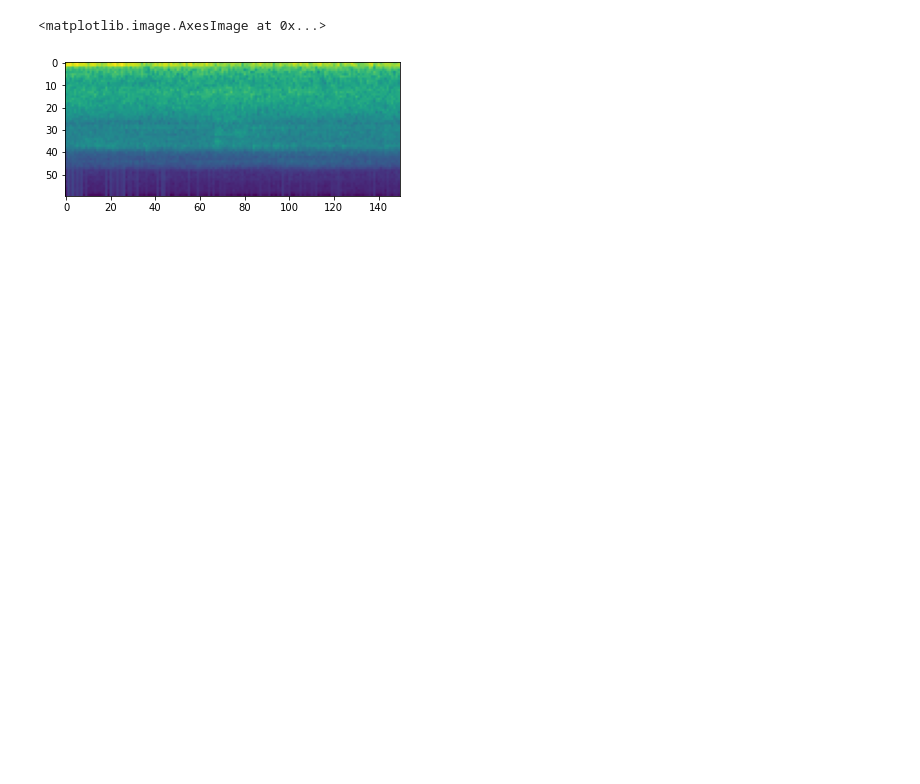
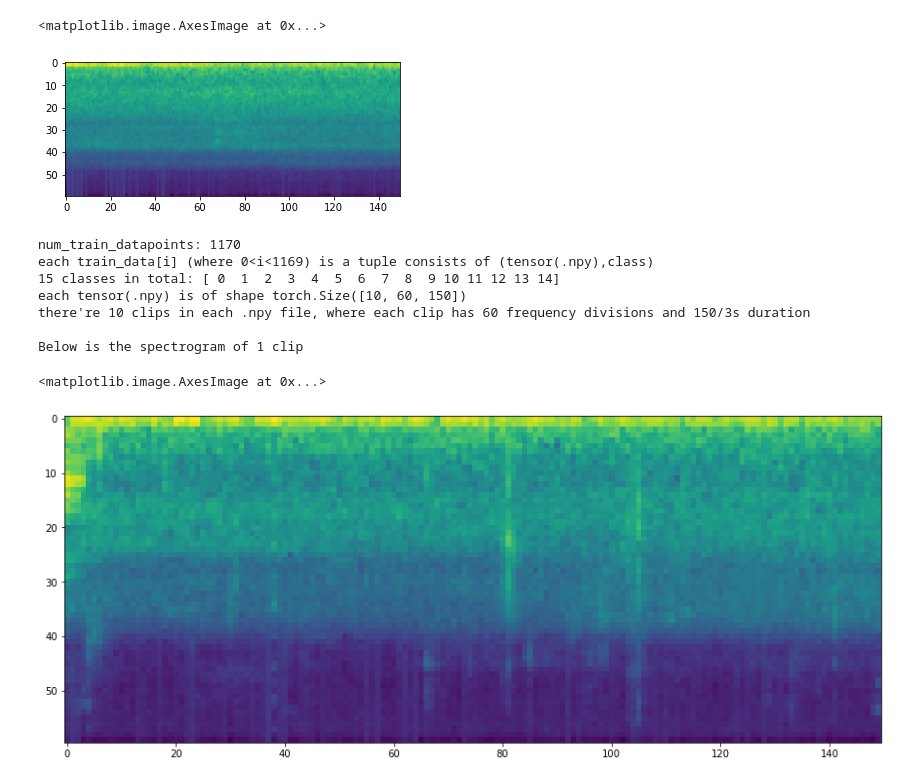
Before and after one commit to luke-who/adl-cw, a Jupyter notebook: data/VisualiseSpec.ipynb, the cells around one changed output. Saved outputs shown, nothing was run; the diff lists cells and outputs as text; code cells hidden in the pictures; blank space fills up the shorter version.

Commit message:
add detailed explanation for dataset & clip visualisation

```diff
--- a/data/VisualiseSpec.ipynb
+++ b/data/VisualiseSpec.ipynb
@@ -20,3 +33,29 @@ plt.imshow(spec.numpy())
 # %% [output]
 <matplotlib.image.AxesImage at 0x...>
 [figure]
+# %%
+training_data = dataset.DCASE("ADL_DCASE_DATA/development",3)
+
+print("num_train_datapoints:",len(training_data))
+print("each train_data[i] (where 0<i<1169) is a tuple consists of (tensor(.npy),class)")
+
+classes = [training_data[i][1] for i in range(len(training_data))]
+print(f"{len(np.unique(classes))} classes in total:",np.unique(classes))
+
+file_shape = training_data[0][0].shape
+print(f"each tensor(.npy) is of shape {file_shape}")
+print(f"there're {file_shape[0]} clips in each .npy file, where each clip has {file_shape[1]} frequency divisions and {file_shape[2]}/3s duration")
+
+print("\nBelow is the spectrogram of 1 clip")
+plt.figure(figsize=(15,15))
+plt.imshow(training_data[0][0][0])
+# %% [output]
+num_train_datapoints: 1170
+each train_data[i] (where 0<i<1169) is a tuple consists of (tensor(.npy),class)
+15 classes in total: [ 0  1  2  3  4  5  6  7  8  9 10 11 12 13 14]
+each tensor(.npy) is of shape torch.Size([10, 60, 150])
+there're 10 clips in each .npy file, where each clip has 60 frequency divisions and 150/3s duration
+
+Below is the spectrogram of 1 clip
+<matplotlib.image.AxesImage at 0x...>
+[figure, added]
```
Also changed, not shown: parts of 3 cells of this notebook.
